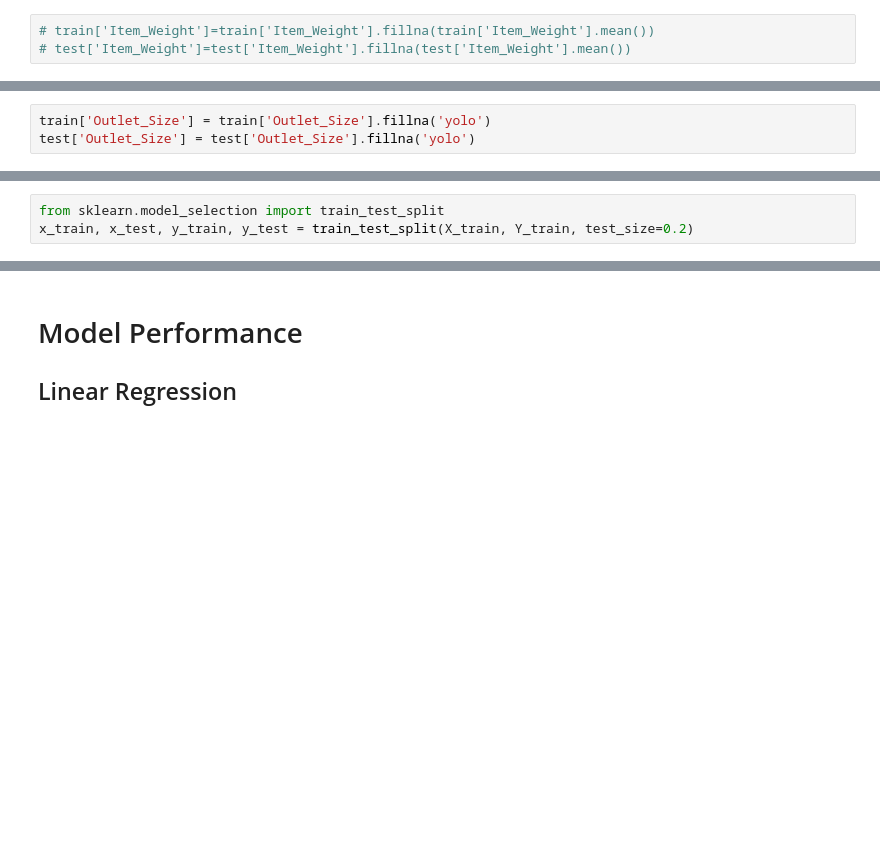
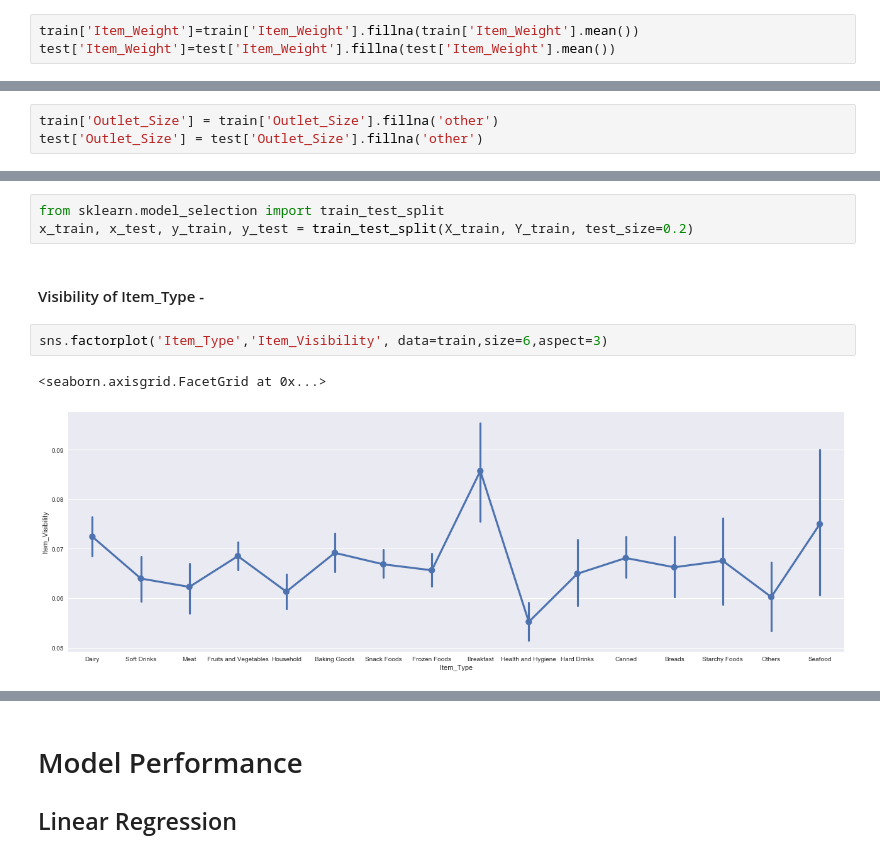
Before and after one commit to ekagra27/Veronica, a Jupyter notebook: Big Mart Sales Revised.ipynb, the cells around one changed output, grey strips where cells are left out. Drawn from its saved outputs; the diff is of its cells as text; blank space fills up the shorter version.

```diff
--- a/Big Mart Sales Revised.ipynb
+++ b/Big Mart Sales Revised.ipynb
@@ -72,6 +183,6 @@ Uncomment the cell below and comment the cell above to to fill 'Item_Weight' val
 # %%
-# train['Item_Weight']=train['Item_Weight'].fillna(train['Item_Weight'].mean())
-# test['Item_Weight']=test['Item_Weight'].fillna(test['Item_Weight'].mean())
+train['Item_Weight']=train['Item_Weight'].fillna(train['Item_Weight'].mean())
+test['Item_Weight']=test['Item_Weight'].fillna(test['Item_Weight'].mean())
 # %% [markdown]
 #### Item_Identifier
 This column is unique so it cannot be used to train the data as it doesn't add any feature.
@@ -82,8 +193,8 @@ test.drop('Item_Identifier',axis=1,inplace = True)
 #### Outlet_Size
 Outlet size has
 # %%
-train['Outlet_Size'] = train['Outlet_Size'].fillna('yolo')
-test['Outlet_Size'] = test['Outlet_Size'].fillna('yolo')
+train['Outlet_Size'] = train['Outlet_Size'].fillna('other')
+test['Outlet_Size'] = test['Outlet_Size'].fillna('other')
 # %% [markdown]
 #### Creating Dummy
 Here I created dummy of my dataframe to deal with categorical variables.
@@ -101,3 +212,10 @@ Here I have separated my train data and test data in 80:20 ratio to test the per
 # %%
 from sklearn.model_selection import train_test_split
 x_train, x_test, y_train, y_test = train_test_split(X_train, Y_train, test_size=0.2)
+# %% [markdown]
+#### Visibility of Item_Type -
+# %%
+sns.factorplot('Item_Type','Item_Visibility', data=train,size=6,aspect=3)
+# %% [output]
+<seaborn.axisgrid.FacetGrid at 0x...>
+[figure, added]
```
Also changed, not shown: parts of 33 cells of this notebook.
